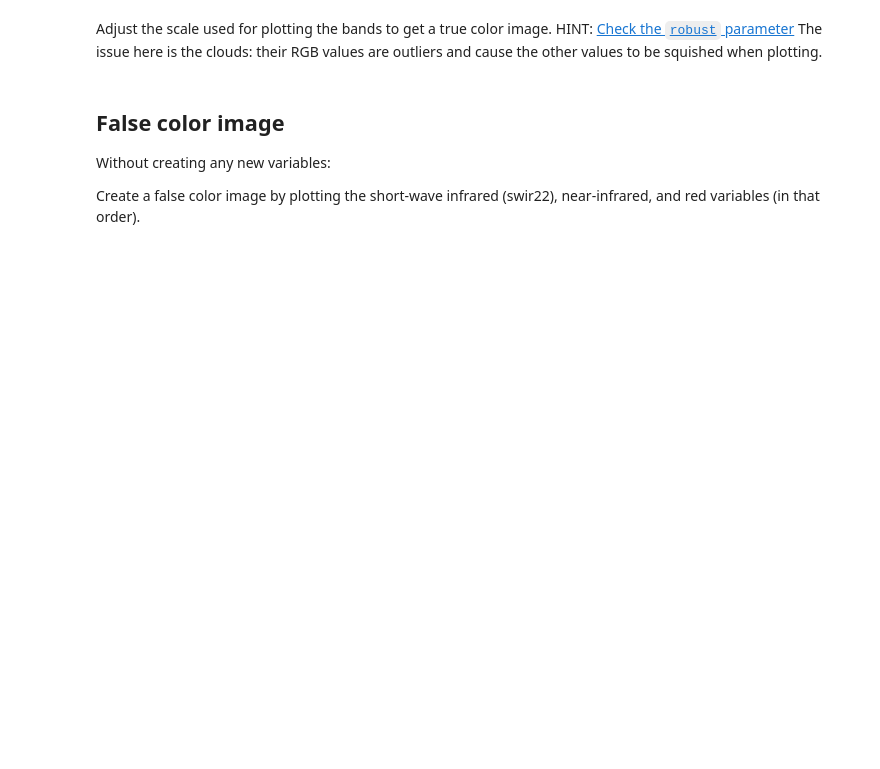
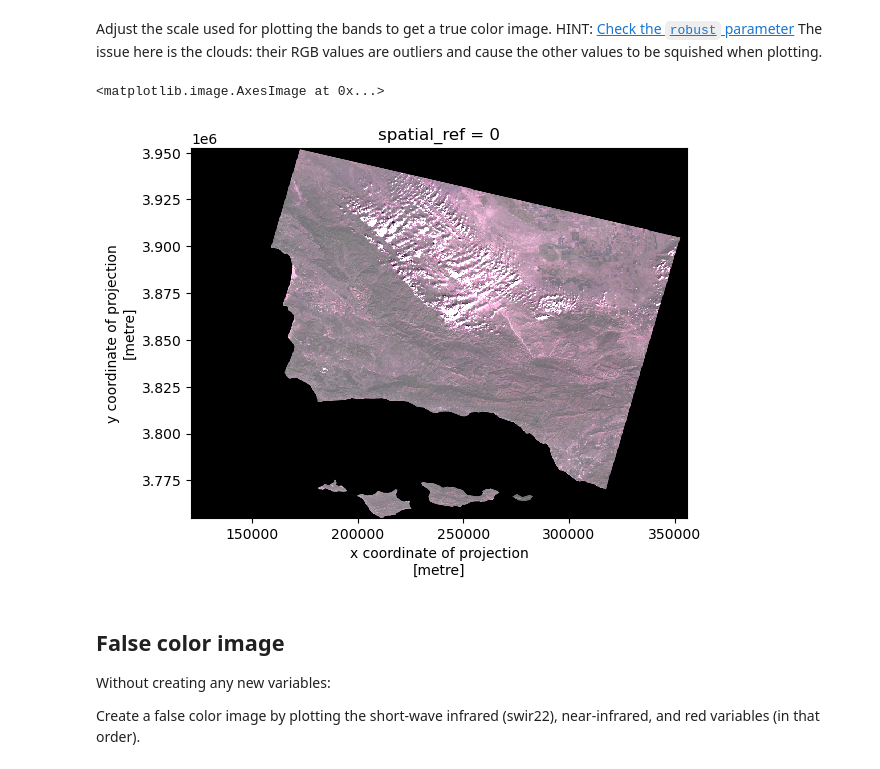
Before and after one commit to kristinaglass/eds220-hwk-4, a Jupyter notebook: hwk4-task2-false-color.ipynb, the cells around one changed output. Saved outputs shown, nothing was run; the diff lists cells and outputs as text; code cells hidden in the pictures; blank space fills up the shorter version.

```diff
--- a/hwk4-task2-false-color.ipynb
+++ b/hwk4-task2-false-color.ipynb
@@ -142,7 +187,11 @@ Adjust the scale used for plotting the bands to get a true color image.
 HINT: [Check the `robust` parameter](https://matplotlib.org/stable/api/_as_gen/matplotlib.pyplot.imshow.html)
 The issue here is the clouds: their RGB values are outliers and cause the other values to be squished when plotting.
 # %%
-# your code here
+#use "robust" to plot true color image of landsat
+landsat[['red', 'blue', 'green']].to_array().plot.imshow(robust = True)
+# %% [output]
+<matplotlib.image.AxesImage at 0x...>
+[figure, added]
 # %% [markdown]
 ## False color image
 Without creating any new variables:
```
Also changed, not shown: parts of 10 cells of this notebook.
